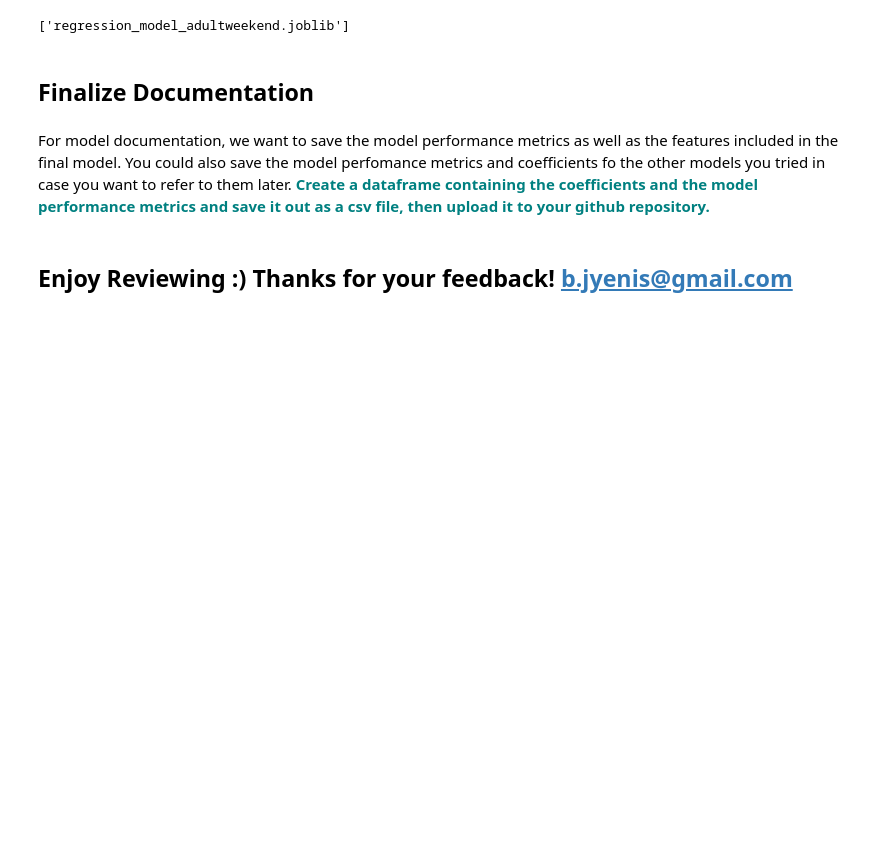
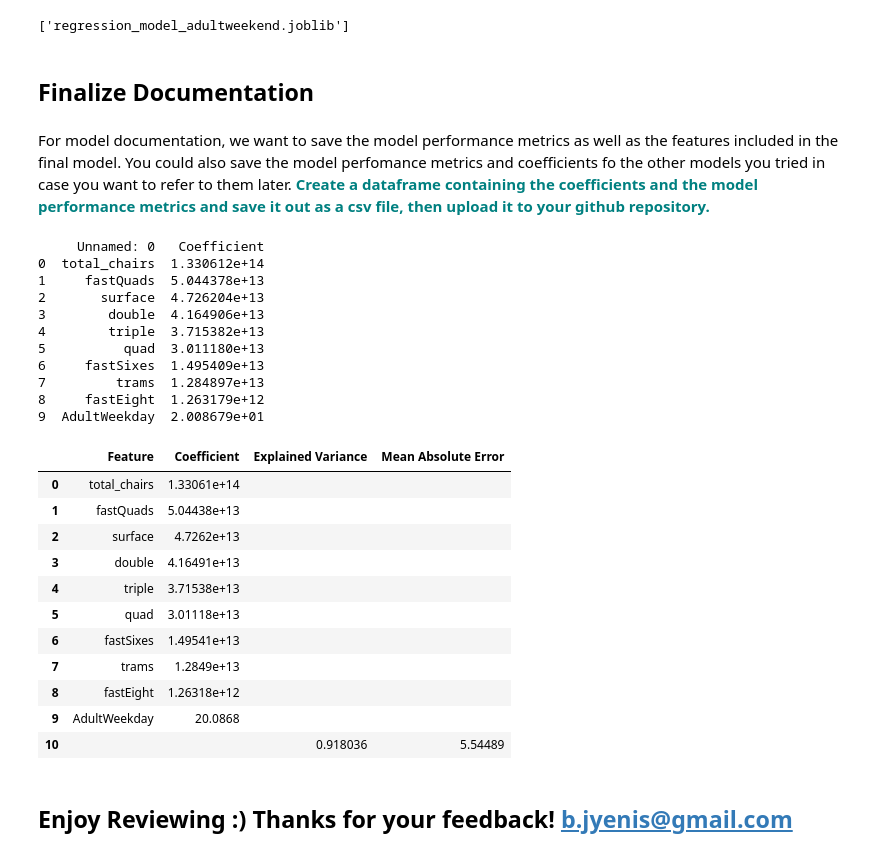
Before and after one commit to bauyrjanj/GuidedCapstone, a Jupyter notebook: Documentation/GuidedCapstoneStep6HL.ipynb, the cells around one changed output. Saved outputs shown, nothing was run; the diff lists cells and outputs as text; code cells hidden in the pictures; blank space fills up the shorter version.

```diff
--- a/Documentation/GuidedCapstoneStep6HL.ipynb
+++ b/Documentation/GuidedCapstoneStep6HL.ipynb
@@ -270,6 +277,40 @@ For model documentation, we want to save the model performance metrics as well a
 # %%
 coef = pd.DataFrame(abs(lm.coef_), X.columns, columns=['Coefficient']).sort_values(by=['Coefficient'], ascending=False).head(10)
 coef.to_csv('Model_Coefficients.csv')
+# %%
+coef = pd.read_csv('Model_Coefficients.csv')
+print(coef)
+coef.columns=['Feature', 'Coefficient']
+coef['Explained Variance']= ""
+coef['Mean Absolute Error']=""
+coef=coef.append({'Explained Variance':evs, 'Mean Absolute Error': mae}, ignore_index=True)
+coef.fillna('', inplace=True)
+
+coef
+# %% [output]
+     Unnamed: 0   Coefficient
+0  total_chairs  1.330612e+14
+1     fastQuads  5.044378e+13
+2       surface  4.726204e+13
+3        double  4.164906e+13
+4        triple  3.715382e+13
+5          quad  3.011180e+13
+6     fastSixes  1.495409e+13
+7         trams  1.284897e+13
+8     fastEight  1.263179e+12
+9  AdultWeekday  2.008679e+01
+|  | Feature | Coefficient | Explained Variance | Mean Absolute Error |
+| 0 | total_chairs | 1.33061e+14 |  |  |
+| 1 | fastQuads | 5.04438e+13 |  |  |
+| 2 | surface | 4.7262e+13 |  |  |
+| 3 | double | 4.16491e+13 |  |  |
+| 4 | triple | 3.71538e+13 |  |  |
+| 5 | quad | 3.01118e+13 |  |  |
+| 6 | fastSixes | 1.49541e+13 |  |  |
+| 7 | trams | 1.2849e+13 |  |  |
+| 8 | fastEight | 1.26318e+12 |  |  |
+| 9 | AdultWeekday | 20.0868 |  |  |
+| 10 |  |  | 0.918036 | 5.54489 |
 # %%
 performance_metrics = pd.DataFrame({'Explained_Variance_Score': evs, 'Mean_Absolute_Error': mae, 'Features_Dropped': [['state','summit_elev','vertical_drop']]})
 # %%
```
Also changed, not shown: parts of 3 cells of this notebook.
